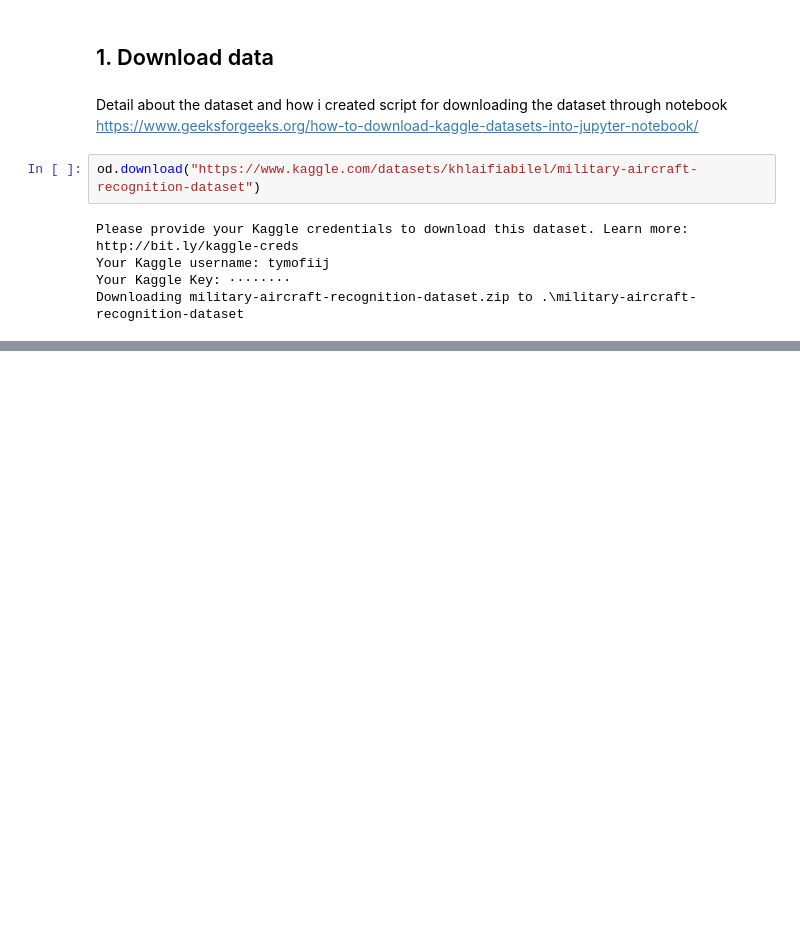
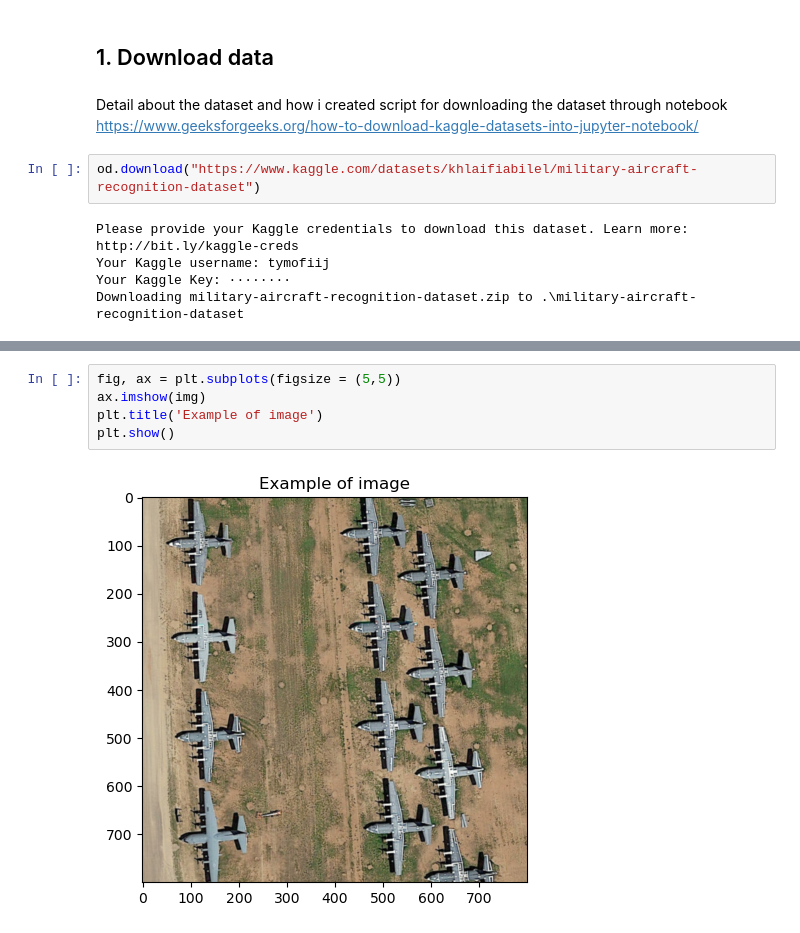
Before and after one commit to TimofiyJ/ML_Aircraft, a Jupyter notebook: main.ipynb, the cells around one changed output, grey strips where cells are left out. Cells and saved outputs as stored; diff of their text form; blank space fills up the shorter version.

```diff
--- a/main.ipynb
+++ b/main.ipynb
@@ -22,0 +85,7 @@ Downloading military-aircraft-recognition-dataset.zip to .\military-aircraft-rec
+# %%
+fig, ax = plt.subplots(figsize = (5,5))
+ax.imshow(img)
+plt.title('Example of image')
+plt.show()
+# %% [output]
+[figure, added]
```
Also changed, not shown: parts of 8 cells of this notebook.
